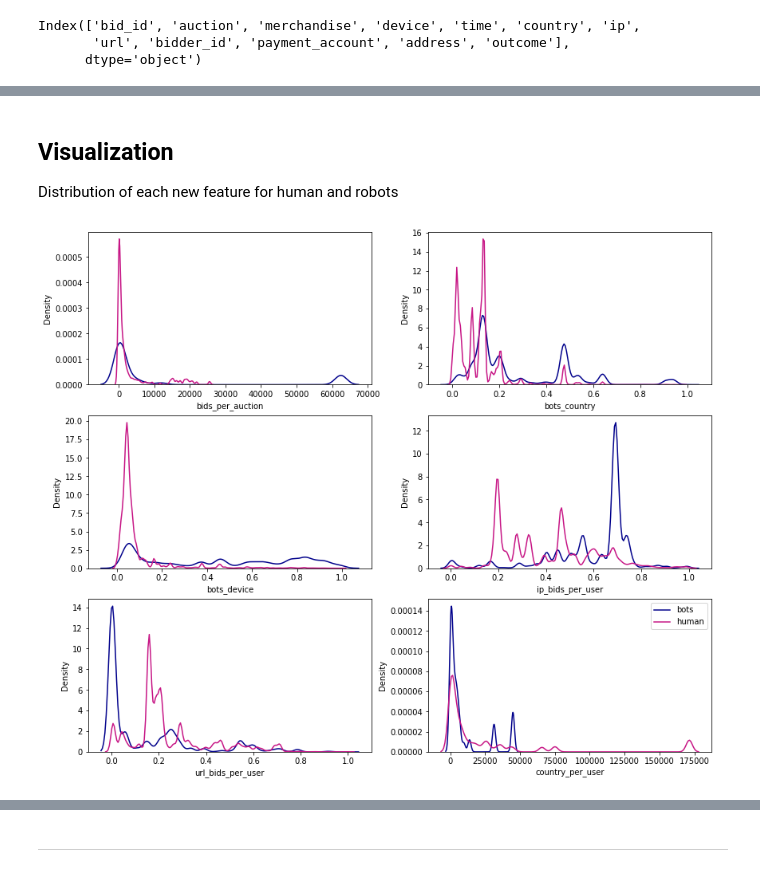
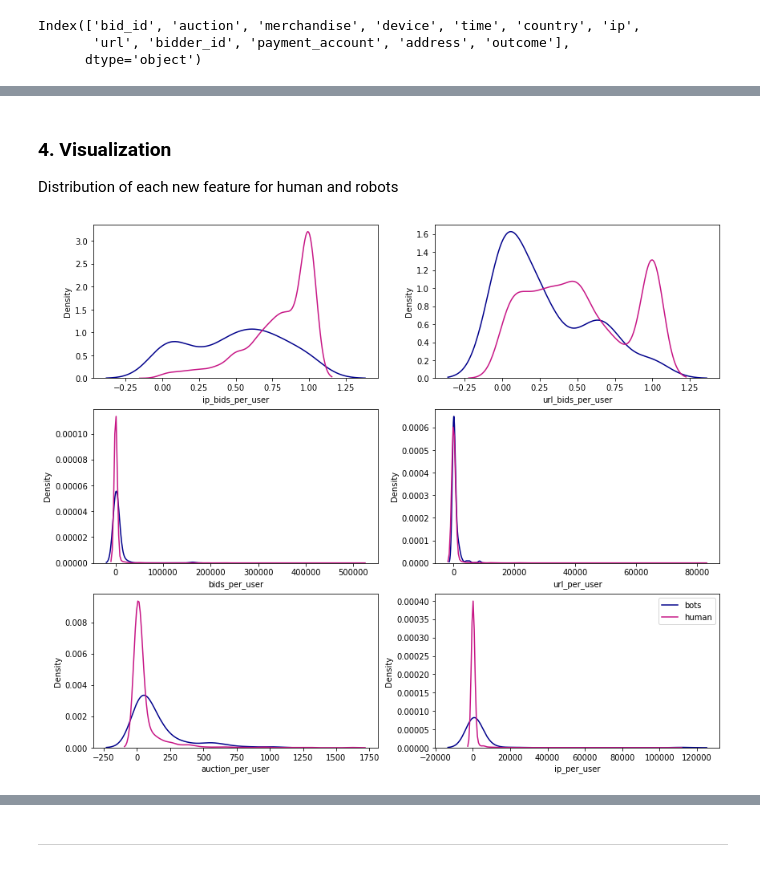
Before and after one commit to gabriellewald/auction-fraud-detection, a Jupyter notebook: notebooks/3_feature_engineering.ipynb, the cells around one changed output, grey strips where cells are left out. Drawn from its saved outputs; the diff is of its cells as text; code cells hidden in the pictures.

```diff
--- a/notebooks/3_feature_engineering.ipynb
+++ b/notebooks/3_feature_engineering.ipynb
@@ -40,0 +95,4 @@ Index(['bid_id', 'auction', 'merchandise', 'device', 'time', 'country', 'ip',
+# %%
+# load train df
+train = pd.read_csv('../data/train.csv')
+train.columns
@@ -220,0 +320,3 @@ Index(['bid_id', 'auction', 'merchandise', 'device', 'time', 'country', 'ip',
+# %%
+train = train.dropna()
+train['bidder_id'].nunique()
@@ -221,62 +341,62 @@ Index(['bid_id', 'auction', 'merchandise', 'device', 'time', 'country', 'ip',
 # %% [markdown]
-## Visualization
+### 4. Visualization
 Distribution of each new feature for human and robots
 # %%
-bots = auction_df.loc[auction_df.outcome == 1]
-human = auction_df.loc[auction_df.outcome == 0]
+bots = train.loc[train.outcome == 1]
+human = train.loc[train.outcome == 0]
 
 fig, axes = plt.subplots(nrows=3, ncols=2, figsize=(14, 12), sharex=False)
-
-# bids_per_auction
-sns.distplot(bots['bids_per_auction'], hist=False, kde=True,
-             bins=int(180/5), color='darkblue',
-             kde_kws={'linewidth': 1.5}, ax=axes[0, 0])
-sns.distplot(human['bids_per_auction'], hist=False, kde=True,
-             bins=int(180/5), color='mediumvioletred',
-             kde_kws={'linewidth': 1.5}, ax=axes[0, 0])
-
-# bots_country
-sns.distplot(bots['bots_country'], hist=False, kde=True,
-             bins=int(180/5), color='darkblue',
-             kde_kws={'linewidth': 1.5}, ax=axes[0, 1])
-sns.distplot(human['bots_country'], hist=False, kde=True,
-             bins=int(180/5), color='mediumvioletred',
-             kde_kws={'linewidth': 1.5}, ax=axes[0, 1])
-
-# bots_device
-sns.distplot(bots['bots_device'], hist=False, kde=True,
-             bins=int(180/5), color='darkblue', label='bots',
-             kde_kws={'linewidth': 1.5}, ax=axes[1, 0])
-sns.distplot(human['bots_device'], hist=False, kde=True,
-             bins=int(180/5), color='mediumvioletred', label='human',
-             kde_kws={'linewidth': 1.5}, ax=axes[1, 0])
 
 # ip_bids_per_user
 sns.distplot(bots['ip_bids_per_user'], hist=False, kde=True,
              bins=int(180/5), color='darkblue',
-             kde_kws={'linewidth': 1.5}, ax=axes[1, 1])
+             kde_kws={'linewidth': 1.5}, ax=axes[0, 0])
 sns.distplot(human['ip_bids_per_user'], hist=False, kde=True,
              bins=int(180/5), color='mediumvioletred',
-             kde_kws={'linewidth': 1.5}, ax=axes[1, 1])
+             kde_kws={'linewidth': 1.5}, ax=axes[0, 0])
 
 # url_bids_per_user
 sns.distplot(bots['url_bids_per_user'], hist=False, kde=True,
              bins=int(180/5), color='darkblue',
+             kde_kws={'linewidth': 1.5}, ax=axes[0, 1])
+sns.distplot(human['url_bids_per_user'], hist=False, kde=True,
+             bins=int(180/5), color='mediumvioletred',
+             kde_kws={'linewidth': 1.5}, ax=axes[0, 1])
+
+# bids_per_user
+sns.distplot(bots['bids_per_user'], hist=False, kde=True,
+             bins=int(180/5), color='darkblue', label='bots',
+             kde_kws={'linewidth': 1.5}, ax=axes[1, 0])
+sns.distplot(human['bids_per_user'], hist=False, kde=True,
+             bins=int(180/5), color='mediumvioletred', label='human',
+             kde_kws={'linewidth': 1.5}, ax=axes[1, 0])
+
+# url_per_user
+sns.distplot(bots['url_per_user'], hist=False, kde=True,
+             bins=int(180/5), color='darkblue',
+             kde_kws={'linewidth': 1.5}, ax=axes[1, 1])
+sns.distplot(human['url_per_user'], hist=False, kde=True,
+             bins=int(180/5), color='mediumvioletred',
+             kde_kws={'linewidth': 1.5}, ax=axes[1, 1])
+
+# auction_per_user
+sns.distplot(bots['auction_per_user'], hist=False, kde=True,
+             bins=int(180/5), color='darkblue',
              kde_kws={'linewidth': 1.5}, ax=axes[2, 0])
-sns.distplot(human['url_bids_per_user'], hist=False, kde=True,
+sns.distplot(human['auction_per_user'], hist=False, kde=True,
              bins=int(180/5), color='mediumvioletred',
              kde_kws={'linewidth': 1.5}, ax=axes[2, 0])
 
-# country_per_user
-sns.distplot(bots['country_per_user'], hist=False, kde=True,
+# ip_per_user
+sns.distplot(bots['ip_per_user'], hist=False, kde=True,
              bins=int(180/5), color='darkblue',
              kde_kws={'linewidth': 1.5}, ax=axes[2, 1])
-sns.distplot(human['country_per_user'], hist=False, kde=True,
+sns.distplot(human['ip_per_user'], hist=False, kde=True,
              bins=int(180/5), color='mediumvioletred',
              kde_kws={'linewidth': 1.5}, ax=axes[2, 1])
 
 plt.legend(['bots', 'human'])
 plt.show()
 # %% [output]
-[figure, old version]
+[figure, new version]
 # %%
```
Also changed, not shown: parts of 36 cells of this notebook, 1 other file.
